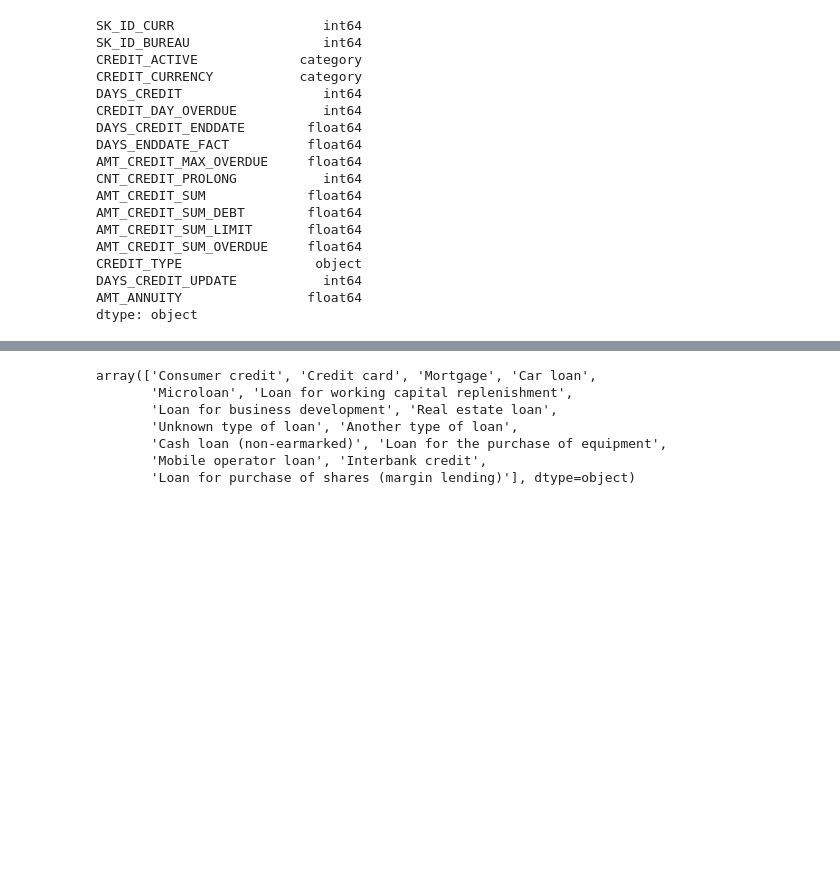
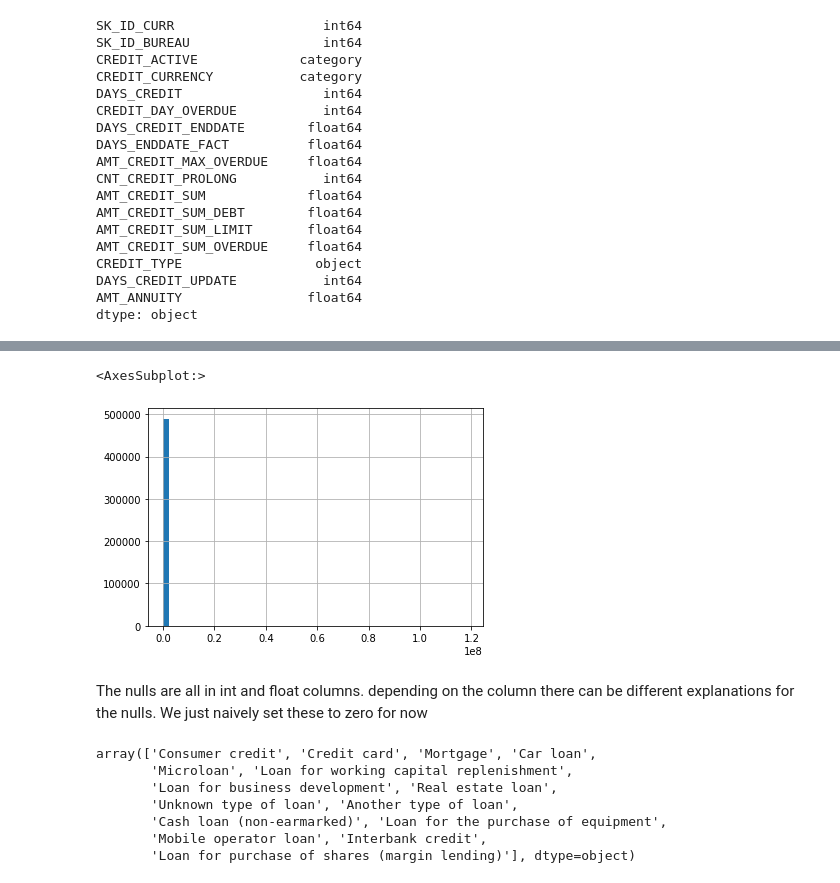
Before and after one commit to odog96/cml-rapids, a Jupyter notebook: First_Exploration.ipynb, the cells around one changed output, grey strips where cells are left out. Drawn from its saved outputs; the diff is of its cells as text; code cells hidden in the pictures; blank space fills up the shorter version.

```diff
--- a/First_Exploration.ipynb
+++ b/First_Exploration.ipynb
@@ -94,3 +139,10 @@ dtype: object
+# %%
+bureau.AMT_ANNUITY.hist(bins=50)
+# %% [output]
+<AxesSubplot:>
+[figure, added]
+# %% [markdown]
+The nulls are all in int and float columns. depending on the column there can be different explanations for the nulls. We just naively set these to zero for now
 # %%
 bureau.CREDIT_TYPE.unique()
 # %% [output]
```
Also changed, not shown: parts of 6 cells of this notebook, 3 other files.
